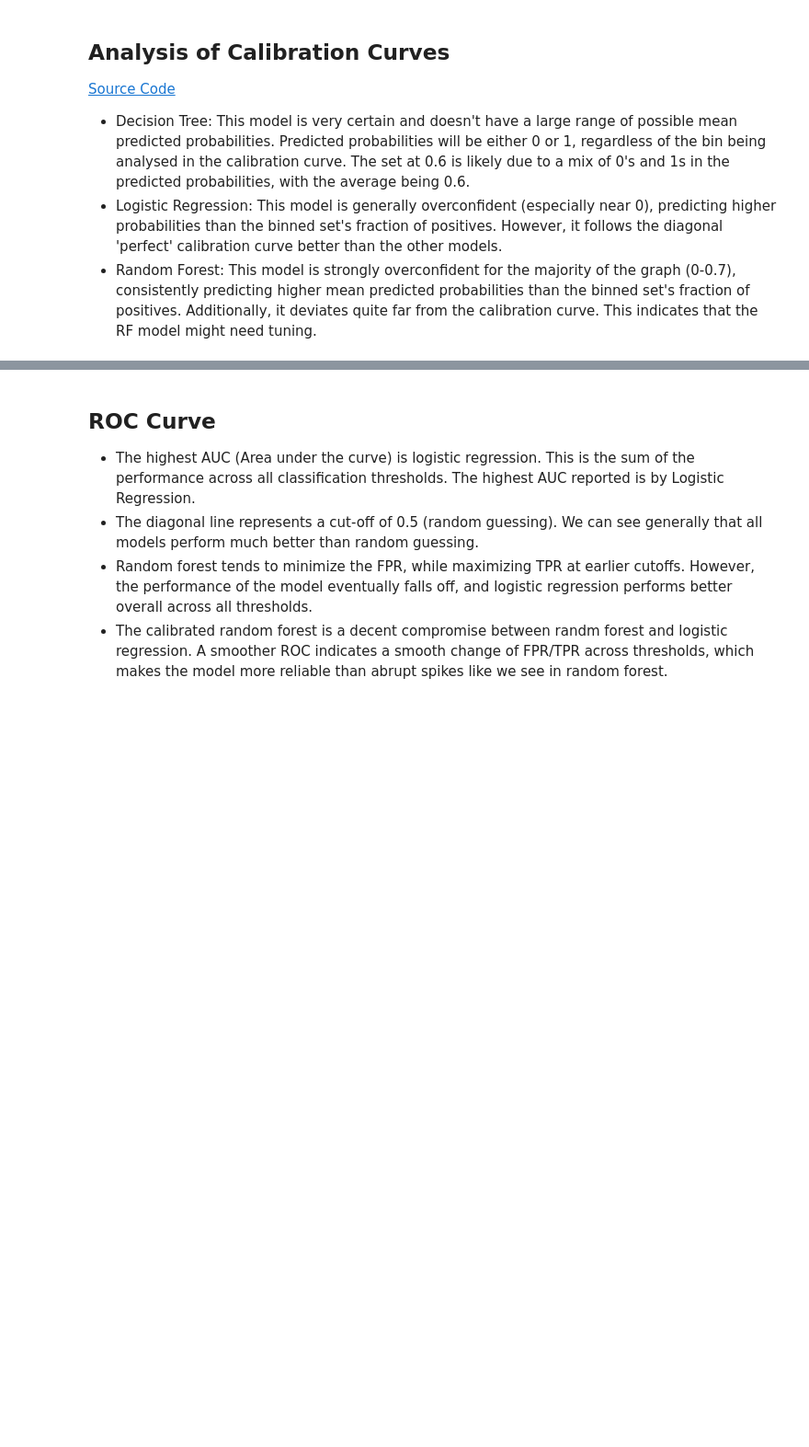
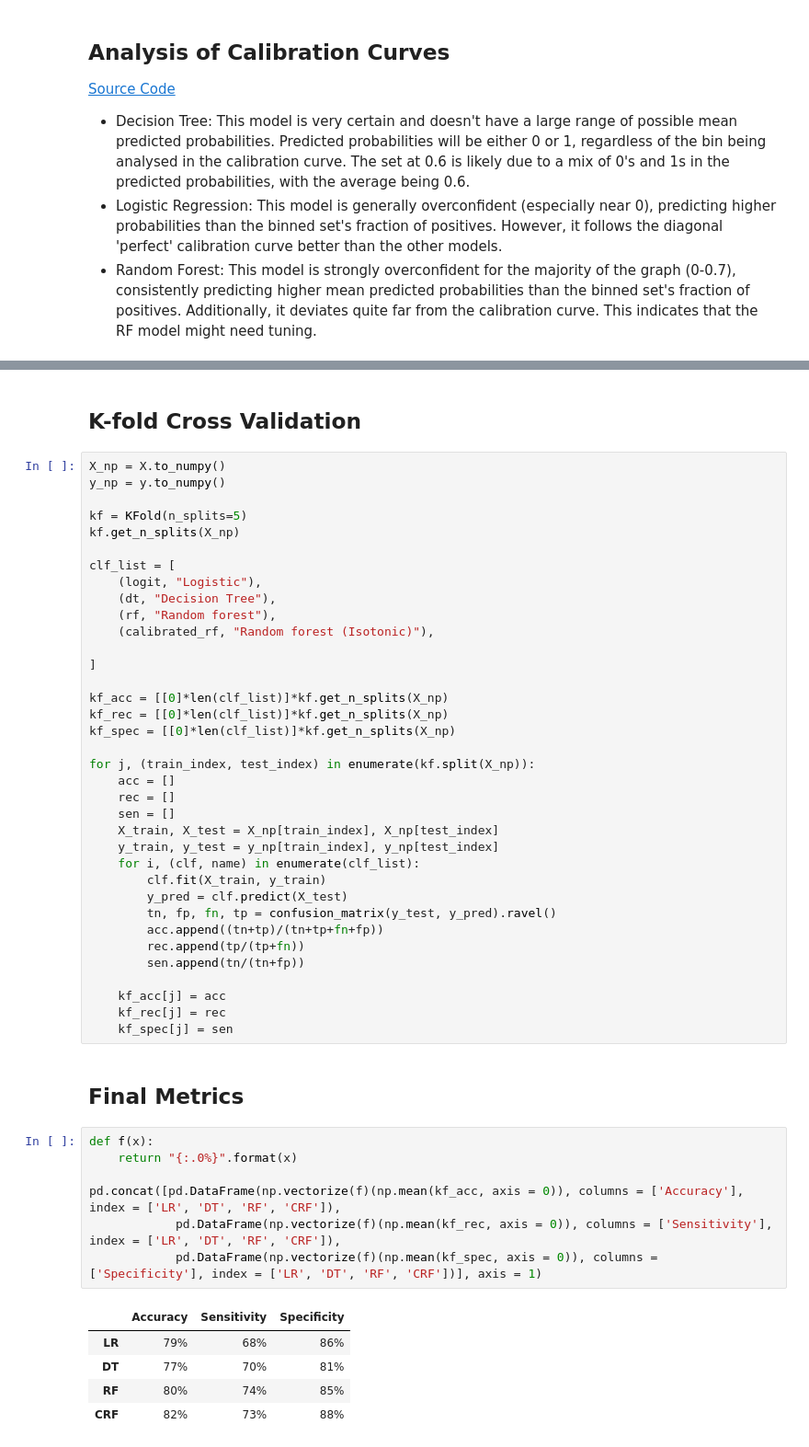
Before and after one commit to asimdatye/Kaggle-Titanic-Challenge, a Jupyter notebook: modeldev.ipynb, the cells around one changed output, grey strips where cells are left out. Shown at 92% size. Drawn from its saved outputs; the diff is of its cells as text; blank space fills up the shorter version.

Commit message:
Removed classification matrix; replaced with k-fold validation metrics instead

```diff
--- a/modeldev.ipynb
+++ b/modeldev.ipynb
@@ -287,7 +265,53 @@ plt.show()
-# %% [markdown]
-## ROC Curve
-
-* The highest AUC (Area under the curve) is logistic regression. This is the sum of the performance across all classification thresholds. The highest AUC reported is by Logistic Regression.
-* The diagonal line represents a cut-off of 0.5 (random guessing). We can see generally that all models perform much better than random guessing.
-* Random forest tends to minimize the FPR, while maximizing TPR at earlier cutoffs. However, the performance of the model eventually falls off, and logistic regression performs better overall across all thresholds.
-* The calibrated random forest is a decent compromise between randm forest and logistic regression. A smoother ROC indicates a smooth change of FPR/TPR across thresholds, which makes the model more reliable than abrupt spikes like we see in random forest.
+# %% [markdown]
+## K-fold Cross Validation
+# %%
+X_np = X.to_numpy()
+y_np = y.to_numpy()
+
+kf = KFold(n_splits=5)
+kf.get_n_splits(X_np)
+
+clf_list = [
+    (logit, "Logistic"),
+    (dt, "Decision Tree"),
+    (rf, "Random forest"),
+    (calibrated_rf, "Random forest (Isotonic)"),
+
+]
+
+kf_acc = [[0]*len(clf_list)]*kf.get_n_splits(X_np)
+kf_rec = [[0]*len(clf_list)]*kf.get_n_splits(X_np)
+kf_spec = [[0]*len(clf_list)]*kf.get_n_splits(X_np)
+
+for j, (train_index, test_index) in enumerate(kf.split(X_np)):
+    acc = []
+    rec = []
+    sen = []
+    X_train, X_test = X_np[train_index], X_np[test_index]
+    y_train, y_test = y_np[train_index], y_np[test_index]
+    for i, (clf, name) in enumerate(clf_list):
+        clf.fit(X_train, y_train)
+        y_pred = clf.predict(X_test)
+        tn, fp, fn, tp = confusion_matrix(y_test, y_pred).ravel()
+        acc.append((tn+tp)/(tn+tp+fn+fp))
+        rec.append(tp/(tp+fn))
+        sen.append(tn/(tn+fp))
+
+    kf_acc[j] = acc
+    kf_rec[j] = rec
+    kf_spec[j] = sen
+# %% [markdown]
+## Final Metrics
+# %%
+def f(x):
+    return "{:.0%}".format(x)
+
+pd.concat([pd.DataFrame(np.vectorize(f)(np.mean(kf_acc, axis = 0)), columns = ['Accuracy'], index = ['LR', 'DT', 'RF', 'CRF']),
+            pd.DataFrame(np.vectorize(f)(np.mean(kf_rec, axis = 0)), columns = ['Sensitivity'], index = ['LR', 'DT', 'RF', 'CRF']),
+            pd.DataFrame(np.vectorize(f)(np.mean(kf_spec, axis = 0)), columns = ['Specificity'], index = ['LR', 'DT', 'RF', 'CRF'])], axis = 1)
+# %% [output]
+|  | Accuracy | Sensitivity | Specificity |
+| LR | 79% | 68% | 86% |
+| DT | 77% | 70% | 81% |
+| RF | 80% | 74% | 85% |
+| CRF | 82% | 73% | 88% |
```
Also changed, not shown: parts of 10 cells of this notebook.
